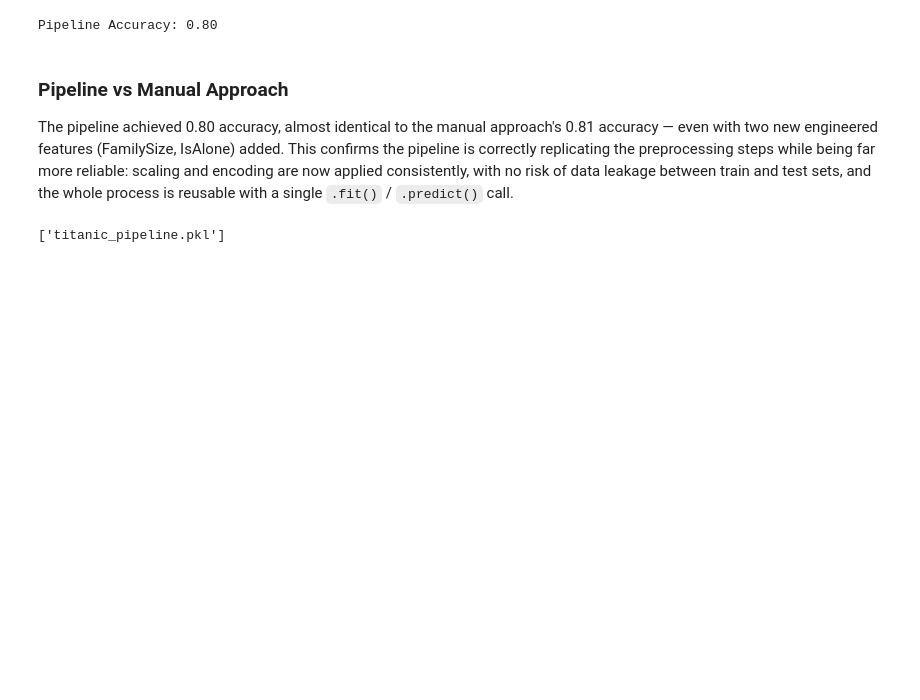
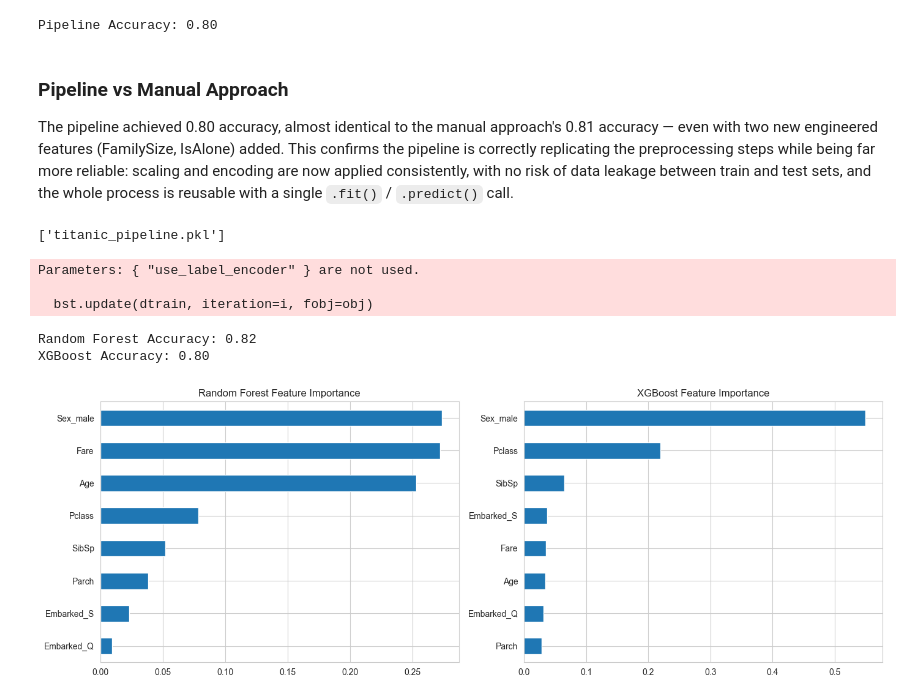
Before and after one commit to rubabzulfiqar20052005/neurofive-ml-track, a Jupyter notebook: titanic_eda.ipynb, the cells around one changed output. Cells and saved outputs as stored; diff of their text form; code cells hidden in the pictures; blank space fills up the shorter version.

Commit message:
Task 8: Compared Random Forest and XGBoost ensemble models against single models

```diff
--- a/titanic_eda.ipynb
+++ b/titanic_eda.ipynb
@@ -321,0 +324,5 @@ joblib.dump(pipeline, 'titanic_pipeline.pkl')
+# %%
+X = df_model[features]
+y = df_model['Survived']
+
+X_train, X_test, y_train, y_test = train_test_split(X, y, test_size=0.2, random_state=42)
@@ -321,0 +332,38 @@ joblib.dump(pipeline, 'titanic_pipeline.pkl')
+# %%
+rf_model = RandomForestClassifier(n_estimators=100, random_state=42)
+rf_model.fit(X_train, y_train)
+rf_pred = rf_model.predict(X_test)
+
+xgb_model = XGBClassifier(n_estimators=100, random_state=42, use_label_encoder=False, eval_metric='logloss')
+xgb_model.fit(X_train, y_train)
+xgb_pred = xgb_model.predict(X_test)
+
+rf_accuracy = accuracy_score(y_test, rf_pred)
+xgb_accuracy = accuracy_score(y_test, xgb_pred)
+
+print(f"Random Forest Accuracy: {rf_accuracy:.2f}")
+print(f"XGBoost Accuracy: {xgb_accuracy:.2f}")
+# %% [output]
+Parameters: { "use_label_encoder" } are not used.
+
+  bst.update(dtrain, iteration=i, fobj=obj)
+Random Forest Accuracy: 0.82
+XGBoost Accuracy: 0.80
+# %%
+rf_importances = pd.Series(rf_model.feature_importances_, index=X.columns).sort_values(ascending=False)
+xgb_importances = pd.Series(xgb_model.feature_importances_, index=X.columns).sort_values(ascending=False)
+
+fig, axes = plt.subplots(1, 2, figsize=(14,5))
+
+rf_importances.plot(kind='barh', ax=axes[0])
+axes[0].set_title('Random Forest Feature Importance')
+axes[0].invert_yaxis()
+
+xgb_importances.plot(kind='barh', ax=axes[1])
+axes[1].set_title('XGBoost Feature Importance')
+axes[1].invert_yaxis()
+
+plt.tight_layout()
+plt.show()
+# %% [output]
+[figure, added]
```
Also changed, not shown: parts of 4 cells of this notebook, 1 other file.
